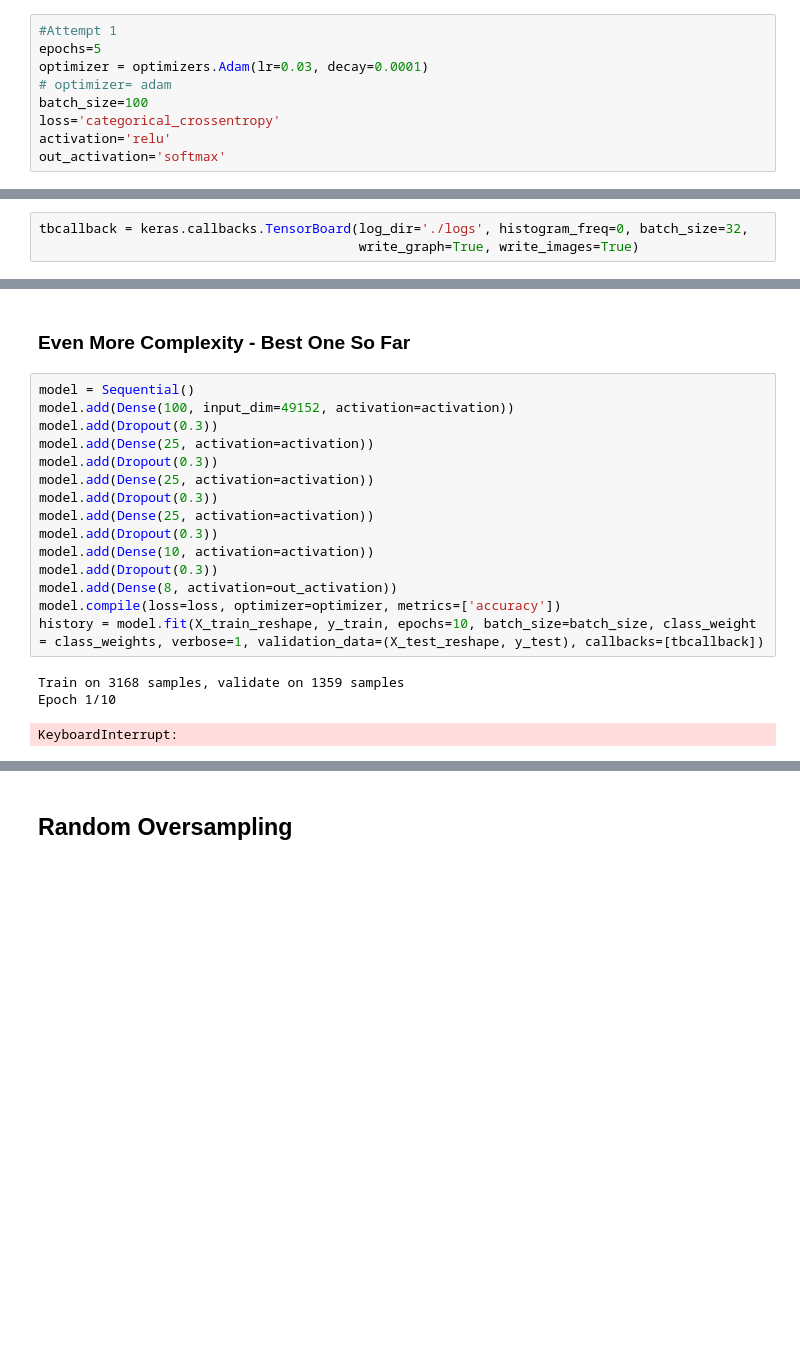
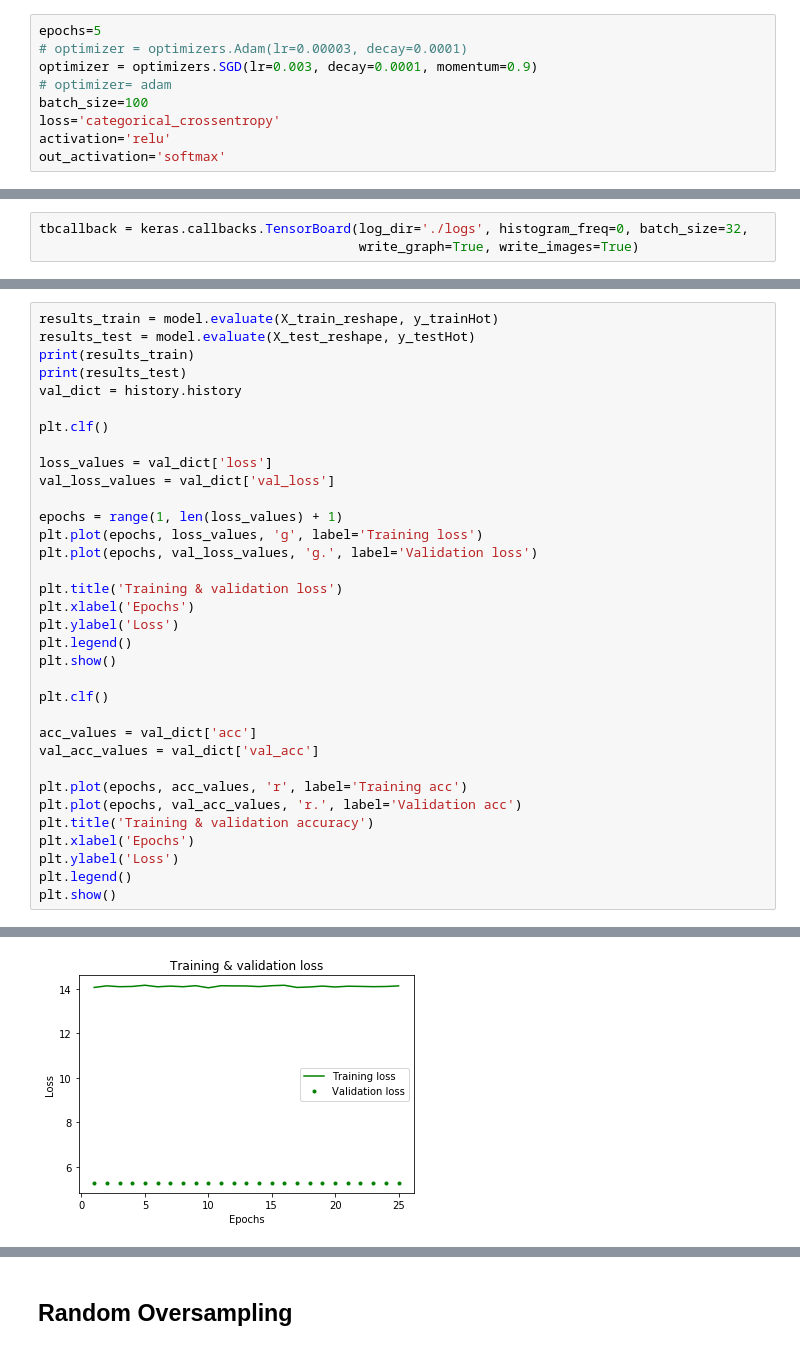
Before and after one commit to paulinaczheng/chest_xrays, a Jupyter notebook: Workflow.ipynb, the cells around one changed output, grey strips where cells are left out. Cells and saved outputs as stored; diff of their text form; blank space fills up the shorter version.

Commit message:
clean workflow, data processing. create mlp models

```diff
--- a/Workflow.ipynb
+++ b/Workflow.ipynb
@@ -419,7 +61,7 @@ class_weights
 # %%
-#Attempt 1
 epochs=5
-optimizer = optimizers.Adam(lr=0.03, decay=0.0001)
+# optimizer = optimizers.Adam(lr=0.00003, decay=0.0001)
+optimizer = optimizers.SGD(lr=0.003, decay=0.0001, momentum=0.9)
 # optimizer= adam
 batch_size=100
 loss='categorical_crossentropy'
@@ -617,21 +128,35 @@ KeyboardInterrupt:
-# %% [markdown]
-### Even More Complexity - Best One So Far
-# %%
-model = Sequential()
-model.add(Dense(100, input_dim=49152, activation=activation))
-model.add(Dropout(0.3))
-model.add(Dense(25, activation=activation))
-model.add(Dropout(0.3))
-model.add(Dense(25, activation=activation))
-model.add(Dropout(0.3))
-model.add(Dense(25, activation=activation))
-model.add(Dropout(0.3))
-model.add(Dense(10, activation=activation))
-model.add(Dropout(0.3))
-model.add(Dense(8, activation=out_activation))
-model.compile(loss=loss, optimizer=optimizer, metrics=['accuracy'])
-history = model.fit(X_train_reshape, y_train, epochs=10, batch_size=batch_size, class_weight = class_weights, verbose=1, validation_data=(X_test_reshape, y_test), callbacks=[tbcallback])
-# %% [output]
-Train on 3168 samples, validate on 1359 samples
-Epoch 1/10
-KeyboardInterrupt:
+# %%
+results_train = model.evaluate(X_train_reshape, y_trainHot)
+results_test = model.evaluate(X_test_reshape, y_testHot)
+print(results_train)
+print(results_test)
+val_dict = history.history
+
+plt.clf()
+
+loss_values = val_dict['loss']
+val_loss_values = val_dict['val_loss']
+
+epochs = range(1, len(loss_values) + 1)
+plt.plot(epochs, loss_values, 'g', label='Training loss')
+plt.plot(epochs, val_loss_values, 'g.', label='Validation loss')
+
+plt.title('Training & validation loss')
+plt.xlabel('Epochs')
+plt.ylabel('Loss')
+plt.legend()
+plt.show()
+
+plt.clf()
+
+acc_values = val_dict['acc']
+val_acc_values = val_dict['val_acc']
+
+plt.plot(epochs, acc_values, 'r', label='Training acc')
+plt.plot(epochs, val_acc_values, 'r.', label='Validation acc')
+plt.title('Training & validation accuracy')
+plt.xlabel('Epochs')
+plt.ylabel('Loss')
+plt.legend()
+plt.show()
+# %% [output]
@@ -637,0 +167 @@ KeyboardInterrupt:
+[figure, added]
```
Also changed, not shown: parts of 92 cells of this notebook, 6 other files.
